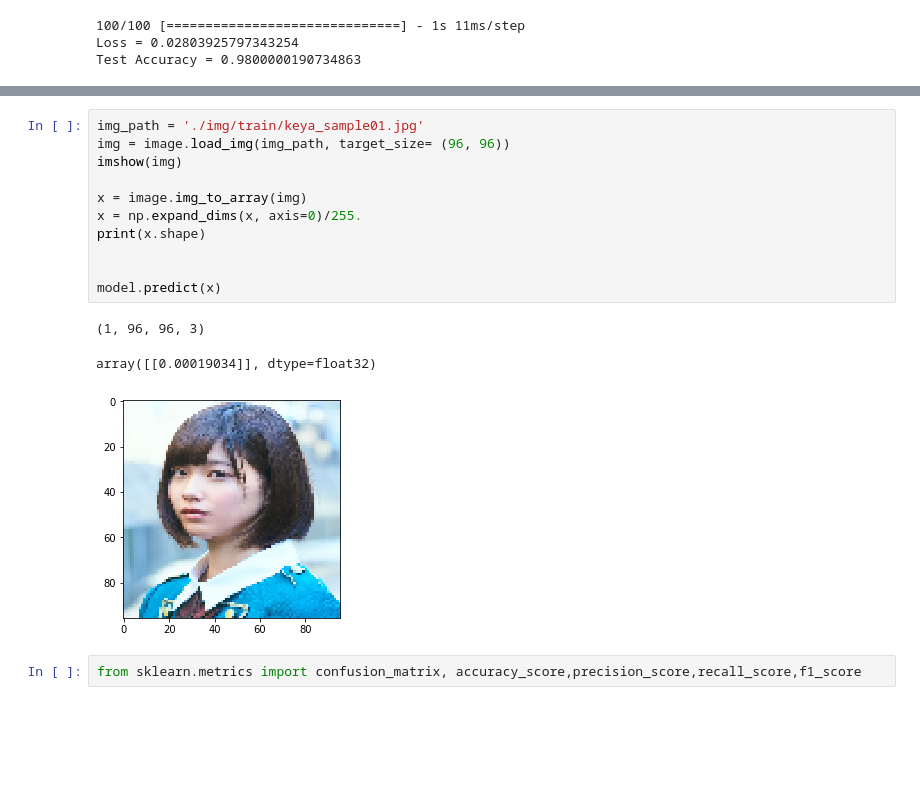
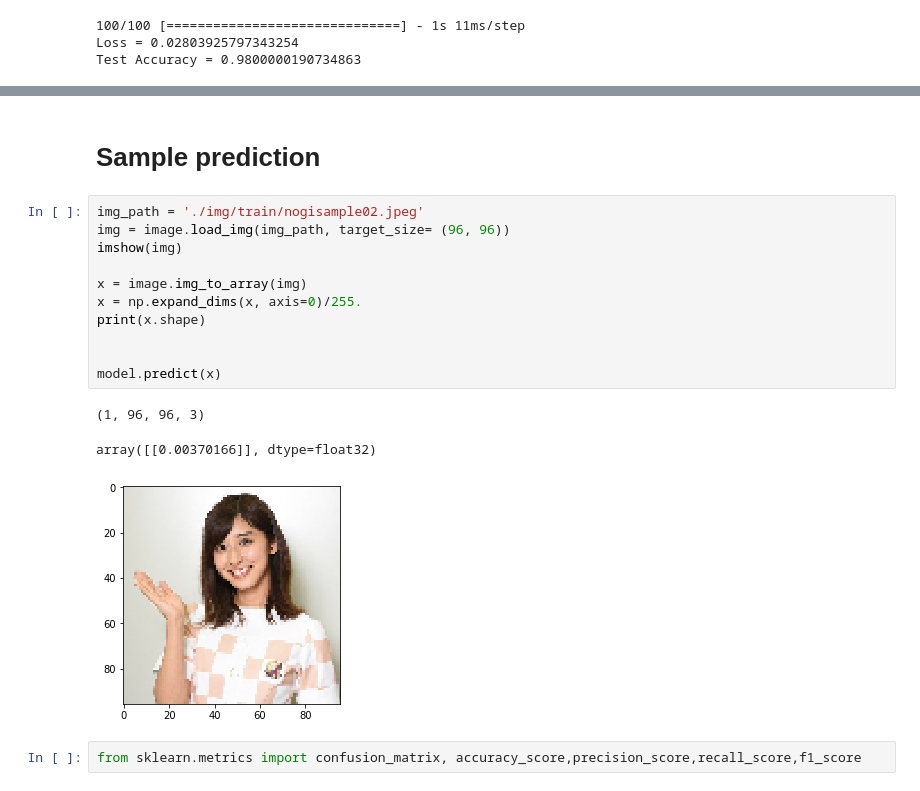
Before and after one commit to ysdtmy/akb-nogi-classifier, a Jupyter notebook: train.ipynb, the cells around one changed output, grey strips where cells are left out. Drawn from its saved outputs; the diff is of its cells as text; blank space fills up the shorter version.

```diff
--- a/train.ipynb
+++ b/train.ipynb
@@ -147,21 +147,23 @@ Total params: 1,295,593
 Trainable params: 1,295,497
 Non-trainable params: 96
 _________________________________________________________________
+# %% [markdown]
+# Sample prediction
 # %%
-img_path = './img/train/keya_sample01.jpg'
+img_path = './img/train/nogisample02.jpeg'
 img = image.load_img(img_path, target_size= (96, 96))
 imshow(img)
 
 x = image.img_to_array(img)
 x = np.expand_dims(x, axis=0)/255.
 print(x.shape)
 
 
 model.predict(x)
 # %% [output]
 (1, 96, 96, 3)
-array([[0.00019034]], dtype=float32)
+array([[0.00370166]], dtype=float32)
-[figure, old version]
+[figure, new version]
 # %%
 from sklearn.metrics import confusion_matrix, accuracy_score,precision_score,recall_score,f1_score
 # %%
```
